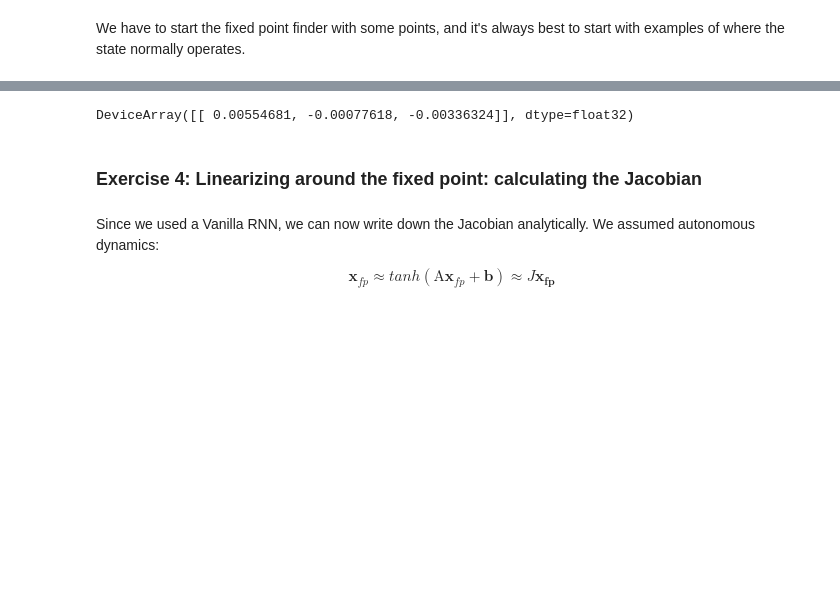
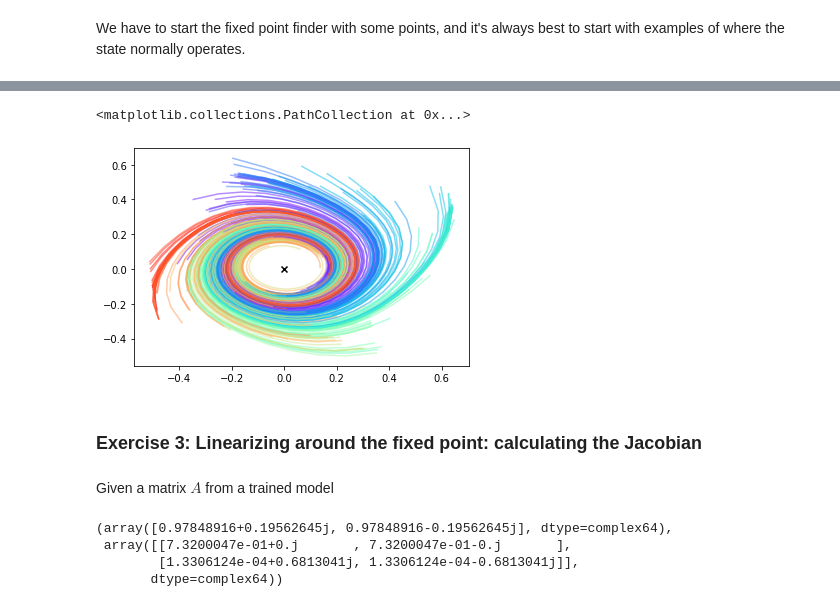
Before and after one commit to NinelK/IMBIZO2022_DS_tutorial_solutions, a Jupyter notebook: DS_Tutorial_Part_3_SOLUTIONS.ipynb, the cells around one changed output, grey strips where cells are left out. Cells and saved outputs as stored; diff of their text form; code cells hidden in the pictures; blank space fills up the shorter version.

```diff
--- a/DS_Tutorial_Part_3_SOLUTIONS.ipynb
+++ b/DS_Tutorial_Part_3_SOLUTIONS.ipynb
@@ -595,31 +502,27 @@ When optimizing for fixed points, we set a few different stopping thresholds and
 # %%
 reload(fp_optimize)
 
-fp_tols = [0.0001, 0.00001, 0.000001] # Used for both fp_tol and opt_stop_tol
-
-all_fps = {}
-for tol in fp_tols:
-  fp_hps = {'num_batches' : fp_num_batches, 'step_size' : fp_step_size,
+fp_hps = {'num_batches' : fp_num_batches, 'step_size' : fp_step_size,
             'decay_factor' : fp_decay_factor, 'decay_steps' : fp_decay_steps,
             'adam_b1' : fp_adam_b1, 'adam_b2' : fp_adam_b2,
             'adam_eps' : fp_adam_eps, 'noise_var' : fp_noise_var,
-            'fp_opt_stop_tol' : tol, 'fp_tol' : tol,
+            'fp_opt_stop_tol' : fp_opt_stop_tol, 'fp_tol' : fp_tol,
             'unique_tol' : fp_unique_tol, 'outlier_tol' : fp_outlier_tol,
             'opt_print_every' : fp_opt_print_every}
 
-  fp_hps = hashabledict(fp_hps)
+fp_hps = hashabledict(fp_hps)
 
-  fps, fp_losses, fp_idxs, fp_opt_details = \
-    fp_optimize.find_fixed_points(rnn_fun, fp_candidates, fp_hps, do_print=True)
-  if len(fp_idxs) > 0:
-      F_of_fps = batch_rnn_fun(fps)
-  else:
-      F_of_fps = np.zeros([0,gen_dim])
+fps, fp_losses, fp_idxs, fp_opt_details = \
+  fp_optimize.find_fixed_points(rnn_fun, fp_candidates, fp_hps, do_print=True)
+if len(fp_idxs) > 0:
+    F_of_fps = batch_rnn_fun(fps)
+else:
+    F_of_fps = np.zeros([0,gen_dim])
 
-  all_fps[tol] = {'fps' : fps, 'candidates' : fp_candidates[fp_idxs],
-                  'losses' : fp_losses, 'F_of_fps' : F_of_fps,
-                  'opt_details' : fp_opt_details, 'hps' : fp_hps}
+fps = {'fps' : fps, 'candidates' : fp_candidates[fp_idxs],
+                'losses' : fp_losses, 'F_of_fps' : F_of_fps,
+                'opt_details' : fp_opt_details, 'hps' : fp_hps}
 
-  all_fps[tol]
+fps
 # %% [output]
 Optimizing to find fixed points.
@@ -673,13 +555,28 @@ fig.show()
-# %%
-fixed_points
-# %% [output]
-DeviceArray([[ 0.00554681, -0.00077618, -0.00336324]], dtype=float32)
+# %%
+ncomponents = 2
+pca = PCA(ncomponents)
+pca.fit(np.reshape(gen_traj, [-1, gen_dim]))
+
+S = pca.components_.T
+
+for a,t in zip(reach_angle,gen_traj):
+  plt.plot(*(t@S)[:,:].T, c=plt.cm.rainbow(a / (2*np.pi) + 0.5),alpha=0.5)
+
+
+plt.scatter(*fps['fps'].T,c='k',marker='x')
+# all_fps[0.0001]['fps'].shape
+# %% [output]
+<matplotlib.collections.PathCollection at 0x...>
+[figure, added]
 # %% [markdown]
-### Exercise 4: Linearizing around the fixed point: calculating the Jacobian
+### Exercise 3: Linearizing around the fixed point: calculating the Jacobian
-# %% [markdown]
-Since we used a Vanilla RNN, we can now write down the Jacobian analytically. We assumed autonomous dynamics:
-
-$$\mathbf{x}_{fp} \approx tanh(\mathrm{A}\mathbf{x}_{fp} + \mathbf{b}) \approx J \mathbf{x_{fp}}$$
+# %% [markdown]
+Given a matrix $A$ from a trained model
 # %%
-A, b = trained_params['gen']['wA'], trained_params['gen']['wb']
-J = A/np.cosh(b)**2
+A = trained_params['gen']['wA']
+np.linalg.eig(A)
+# %% [output]
+(array([0.97848916+0.19562645j, 0.97848916-0.19562645j], dtype=complex64),
+ array([[7.3200047e-01+0.j       , 7.3200047e-01-0.j       ],
+        [1.3306124e-04+0.6813041j, 1.3306124e-04-0.6813041j]],
+       dtype=complex64))
```
Also changed, not shown: parts of 71 cells of this notebook.
